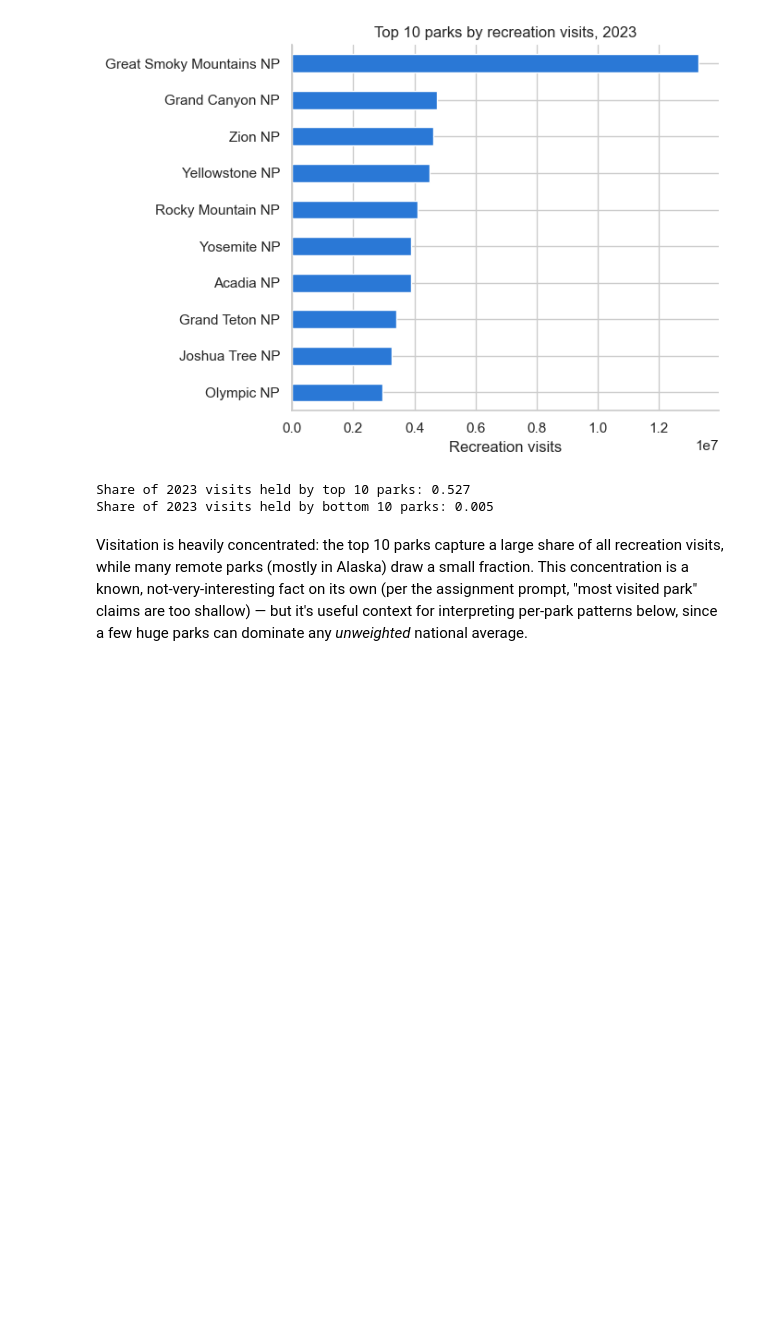
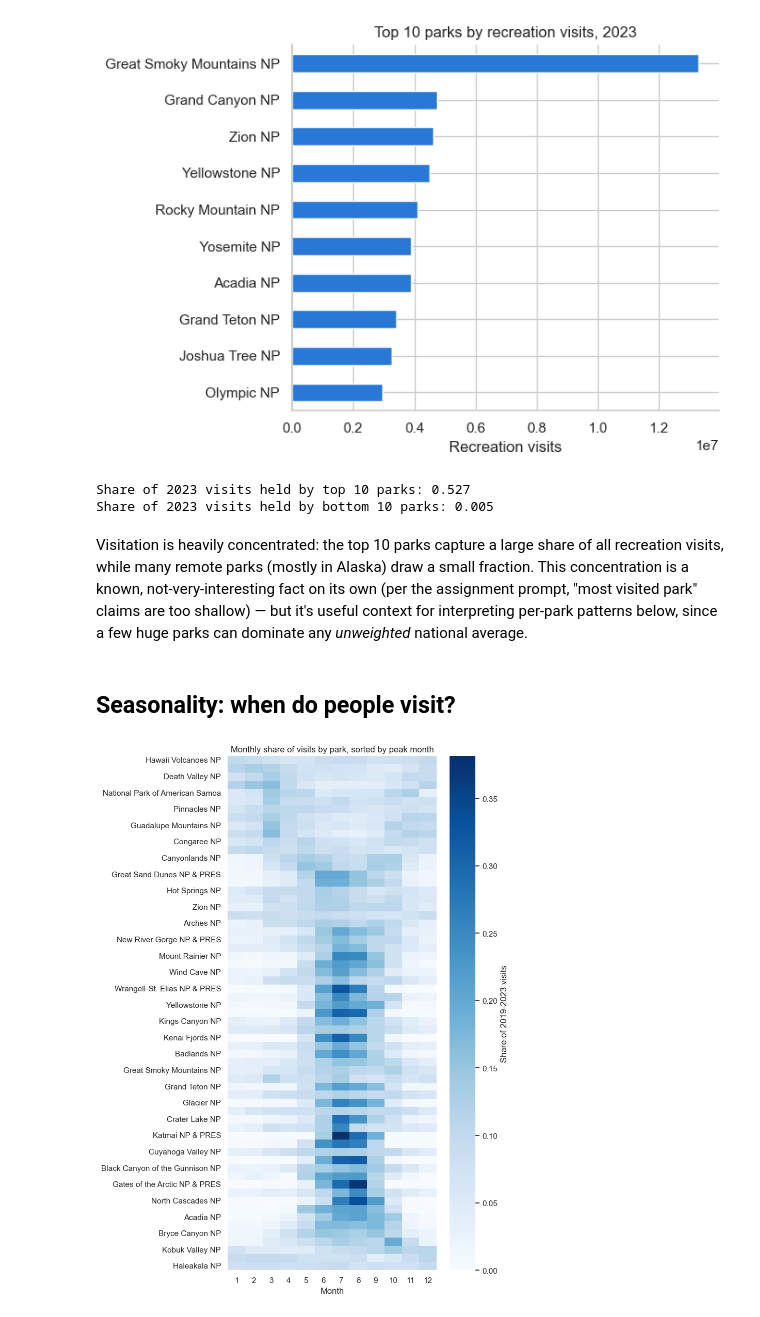
Before and after one commit to sikandaral/SI_699_mini_project, a Jupyter notebook: notebooks/sikandar_eda.ipynb, the cells around one changed output. Saved outputs shown, nothing was run; the diff lists cells and outputs as text; code cells hidden in the pictures; blank space fills up the shorter version.

Commit message:
notebook: seasonality patterns by park and over time

```diff
--- a/notebooks/sikandar_eda.ipynb
+++ b/notebooks/sikandar_eda.ipynb
@@ -154,3 +154,24 @@ small fraction. This concentration is a known, not-very-interesting fact on
 its own (per the assignment prompt, "most visited park" claims are too shallow) —
 but it's useful context for interpreting per-park patterns below, since a few
 huge parks can dominate any *unweighted* national average.
+# %% [markdown]
+## Seasonality: when do people visit?
+# %%
+recent = df[df.Year.between(2019, 2023)]
+park_month = (recent.groupby(["ParkName", "Month"])["RecreationVisits"].sum()
+              .unstack("Month"))
+park_month_norm = park_month.div(park_month.sum(axis=1), axis=0)
+
+peak_month = park_month_norm.idxmax(axis=1)
+park_order = peak_month.sort_values().index
+
+fig, ax = plt.subplots(figsize=(8, 11))
+sns.heatmap(park_month_norm.loc[park_order], cmap="Blues", ax=ax,
+            cbar_kws={"label": "Share of 2019-2023 visits"})
+ax.set_title("Monthly share of visits by park, sorted by peak month")
+ax.set_xlabel("Month")
+ax.set_ylabel("")
+plt.tight_layout()
+plt.show()
+# %% [output]
+[figure, added]
```
Also changed, not shown: parts of 7 cells of this notebook.
